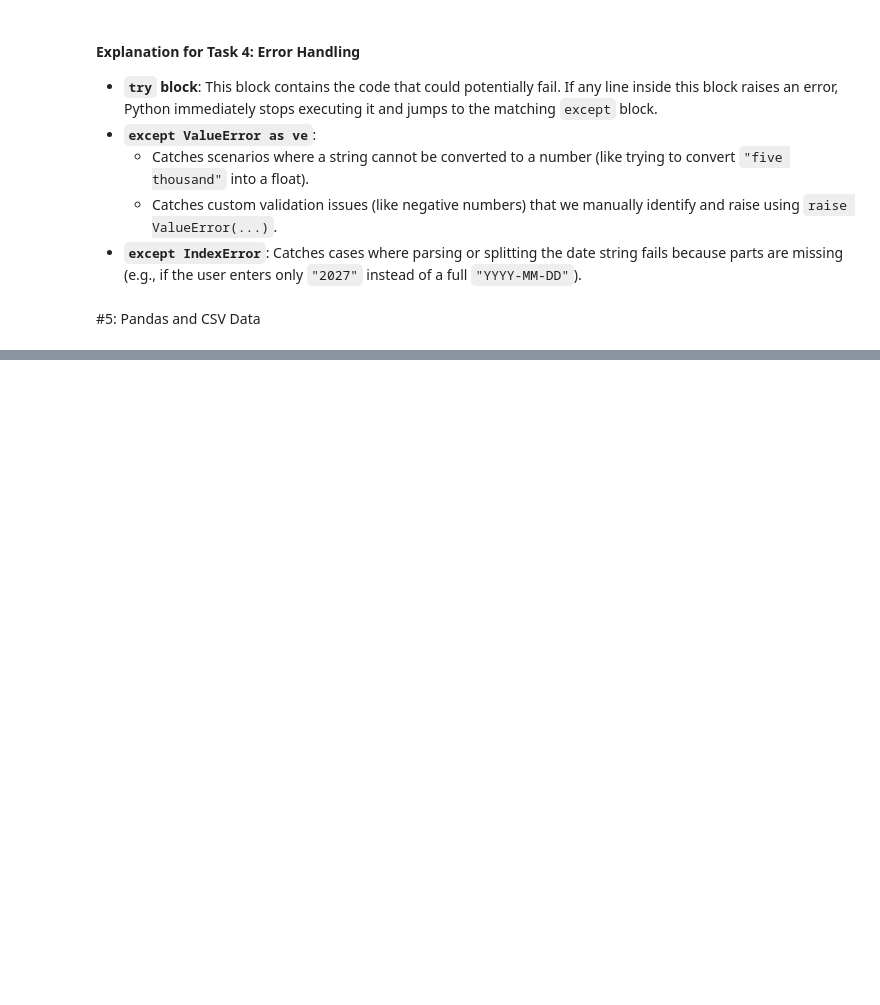
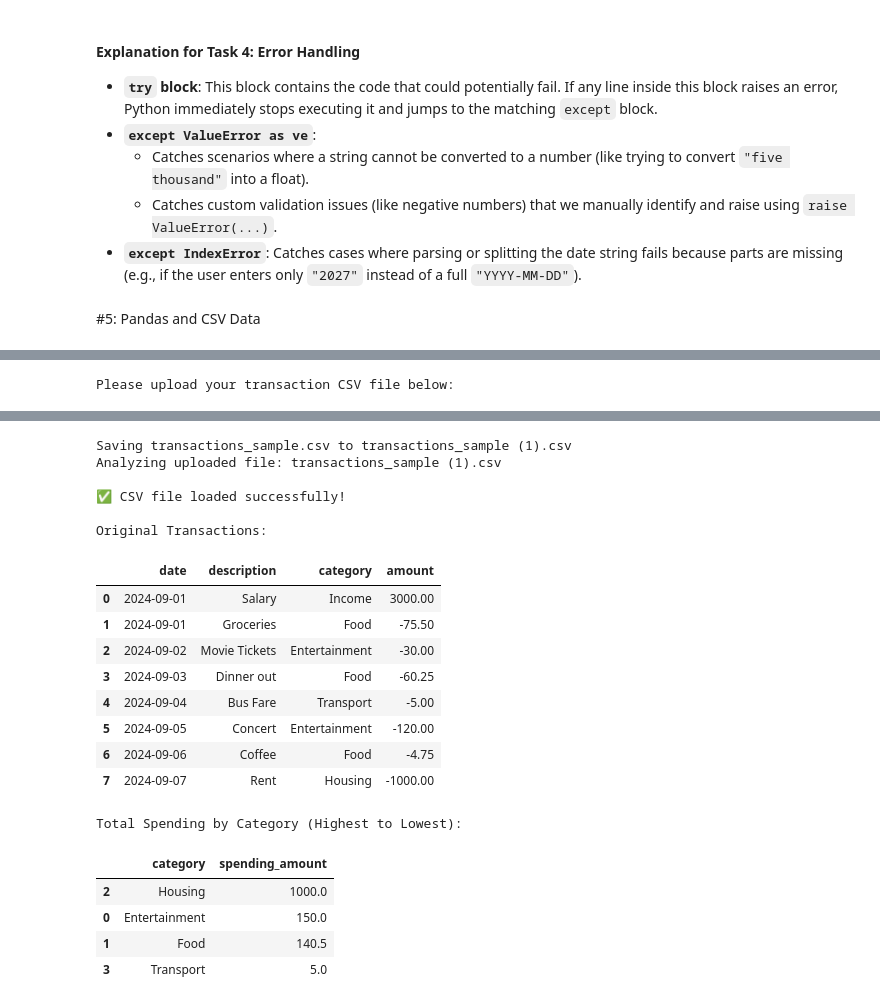
Before and after one commit to ngophuctaivp20-crypto/Final-Project-, a Jupyter notebook: Developer_Diary.ipynb, the cells around one changed output, grey strips where cells are left out. Drawn from its saved outputs; the diff is of its cells as text; code cells hidden in the pictures; blank space fills up the shorter version.

```diff
--- a/Developer_Diary.ipynb
+++ b/Developer_Diary.ipynb
@@ -508,0 +552,49 @@ Please ensure you enter a positive number for the amount, and a valid date forma
+# %%
+import pandas as pd
+import io
+from google.colab import files
+
+def analyze_transactions(file_source):
+    try:
+        # Load the CSV file into a pandas DataFrame
+        df = pd.read_csv(file_source)
+        print("\n✅ CSV file loaded successfully!\n")
+
+        # Display the loaded DataFrame
+        print("Original Transactions:")
+        display(df)
+
+        # Filter for spending only (amount < 0)
+        spending_df = df[df['amount'] < 0].copy()
+
+        # Convert spending amounts to positive values for easier summarization
+        spending_df['spending_amount'] = spending_df['amount'].abs()
+
+        # Group by category, sum the spending, and sort from highest to lowest
+        category_summary = (
+            spending_df.groupby('category')['spending_amount']
+            .sum()
+            .reset_index()
+            .sort_values(by='spending_amount', ascending=False)
+        )
+
+        print("\nTotal Spending by Category (Highest to Lowest):")
+        display(category_summary)
+
+    except FileNotFoundError:
+        print("❌ Error: The specified CSV file was not found.")
+    except KeyError as ke:
+        print(f"❌ Error: Missing required column in the CSV file: {ke}")
+    except Exception as e:
+        print(f"❌ An unexpected error occurred: {e}")
+
+# Prompt the user to upload a CSV file from their local computer
+print("Please upload your transaction CSV file below:")
+uploaded = files.upload()
+
+# Get the first uploaded file name and run the analysis
+for filename in uploaded.keys():
+    print(f"Analyzing uploaded file: {filename}")
+    analyze_transactions(io.BytesIO(uploaded[filename]))
+# %% [output]
+Please upload your transaction CSV file below:
@@ -508,0 +602,21 @@ Please ensure you enter a positive number for the amount, and a valid date forma
+Saving transactions_sample.csv to transactions_sample (1).csv
+Analyzing uploaded file: transactions_sample (1).csv
+
+✅ CSV file loaded successfully!
+
+Original Transactions:
+|  | date | description | category | amount |
+| 0 | 2024-09-01 | Salary | Income | 3000.00 |
+| 1 | 2024-09-01 | Groceries | Food | -75.50 |
+| 2 | 2024-09-02 | Movie Tickets | Entertainment | -30.00 |
+| 3 | 2024-09-03 | Dinner out | Food | -60.25 |
+| 4 | 2024-09-04 | Bus Fare | Transport | -5.00 |
+| 5 | 2024-09-05 | Concert | Entertainment | -120.00 |
+| 6 | 2024-09-06 | Coffee | Food | -4.75 |
+| 7 | 2024-09-07 | Rent | Housing | -1000.00 |
+Total Spending by Category (Highest to Lowest):
+|  | category | spending_amount |
+| 2 | Housing | 1000.0 |
+| 0 | Entertainment | 150.0 |
+| 1 | Food | 140.5 |
+| 3 | Transport | 5.0 |
```
Also changed, not shown: parts of 6 cells of this notebook.
